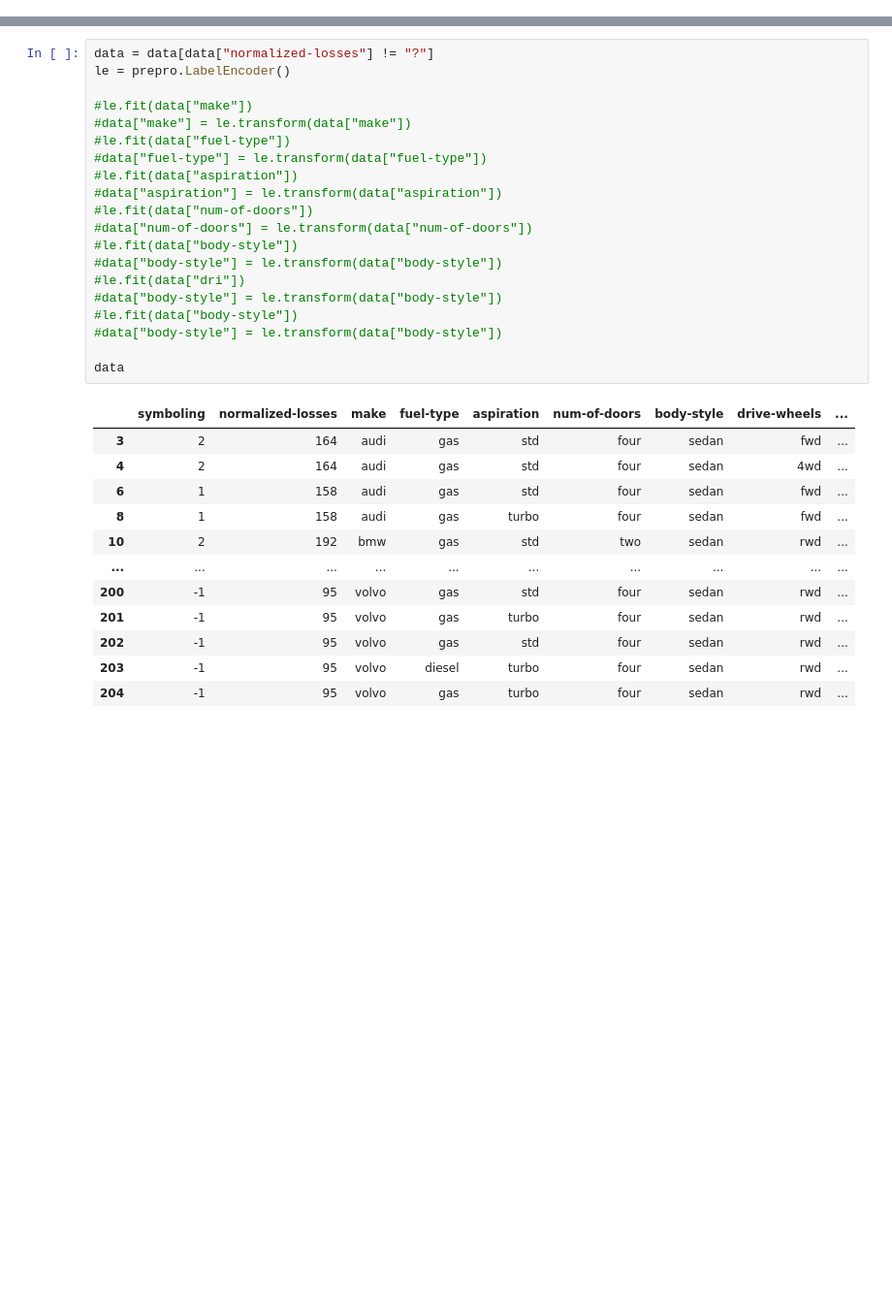
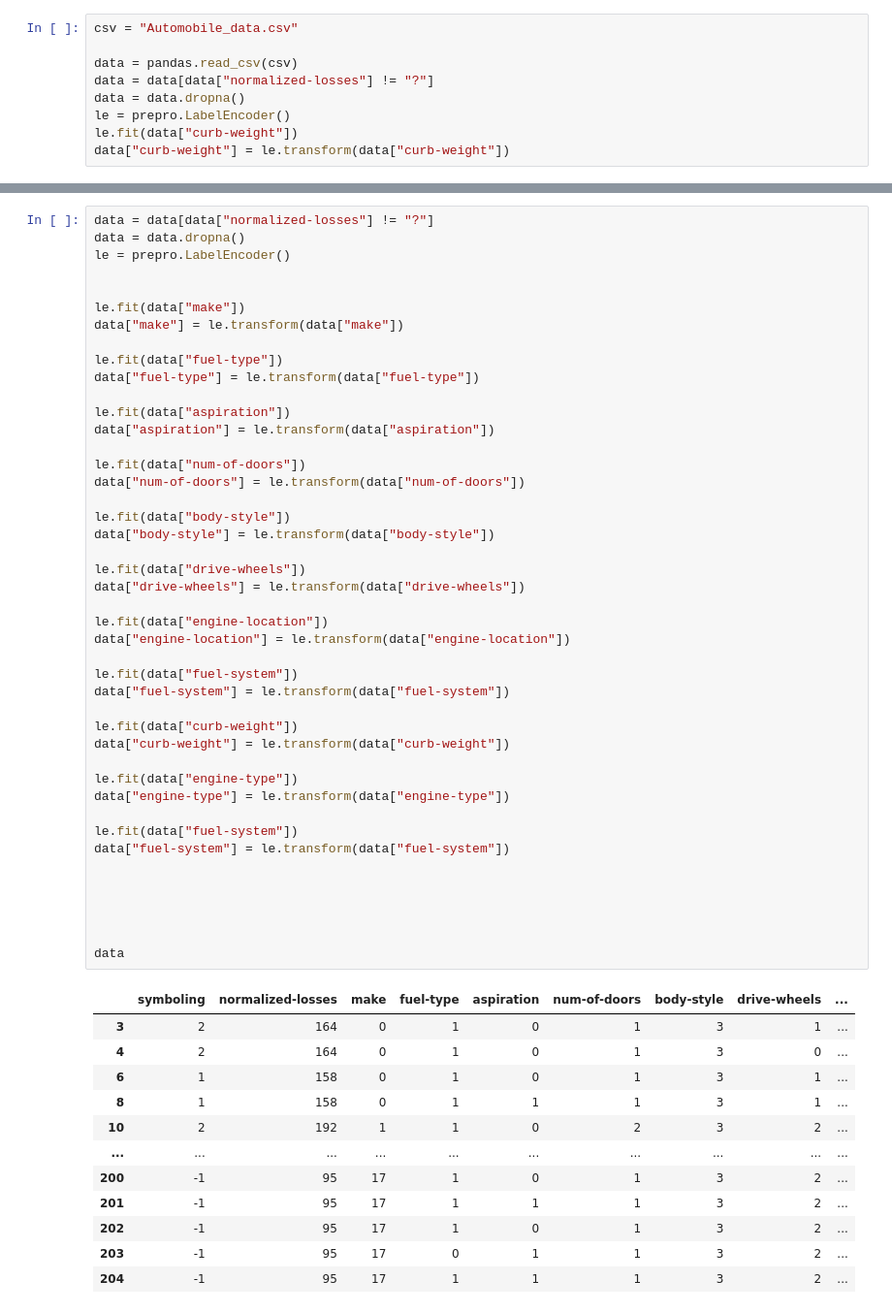
Before and after one commit to benjaminglt1/Exercice_PCA_INFO905, a Jupyter notebook: Exercice_PCA.ipynb, the cells around one changed output, grey strips where cells are left out. Shown: that part at 97% size. Drawn from its saved outputs; the diff is of its cells as text; blank space fills up the shorter version.

```diff
--- a/Exercice_PCA.ipynb
+++ b/Exercice_PCA.ipynb
@@ -9,0 +45,9 @@ data = pandas.read_csv(csv)
+# %%
+csv = "Automobile_data.csv"
+
+data = pandas.read_csv(csv)
+data = data[data["normalized-losses"] != "?"]
+data = data.dropna()
+le = prepro.LabelEncoder()
+le.fit(data["curb-weight"])
+data["curb-weight"] = le.transform(data["curb-weight"])
@@ -10,34 +101,58 @@ data = pandas.read_csv(csv)
 # %%
 data = data[data["normalized-losses"] != "?"]
+data = data.dropna()
 le = prepro.LabelEncoder()
 
-#le.fit(data["make"])
-#data["make"] = le.transform(data["make"])
-#le.fit(data["fuel-type"])
-#data["fuel-type"] = le.transform(data["fuel-type"])
-#le.fit(data["aspiration"])
-#data["aspiration"] = le.transform(data["aspiration"])
-#le.fit(data["num-of-doors"])
-#data["num-of-doors"] = le.transform(data["num-of-doors"])
-#le.fit(data["body-style"])
-#data["body-style"] = le.transform(data["body-style"])
-#le.fit(data["dri"])
-#data["body-style"] = le.transform(data["body-style"])
-#le.fit(data["body-style"])
-#data["body-style"] = le.transform(data["body-style"])
+
+le.fit(data["make"])
+data["make"] = le.transform(data["make"])
+
+le.fit(data["fuel-type"])
+data["fuel-type"] = le.transform(data["fuel-type"])
+
+le.fit(data["aspiration"])
+data["aspiration"] = le.transform(data["aspiration"])
+
+le.fit(data["num-of-doors"])
+data["num-of-doors"] = le.transform(data["num-of-doors"])
+
+le.fit(data["body-style"])
+data["body-style"] = le.transform(data["body-style"])
+
+le.fit(data["drive-wheels"])
+data["drive-wheels"] = le.transform(data["drive-wheels"])
+
+le.fit(data["engine-location"])
+data["engine-location"] = le.transform(data["engine-location"])
+
+le.fit(data["fuel-system"])
+data["fuel-system"] = le.transform(data["fuel-system"])
+
+le.fit(data["curb-weight"])
+data["curb-weight"] = le.transform(data["curb-weight"])
+
+le.fit(data["engine-type"])
+data["engine-type"] = le.transform(data["engine-type"])
+
+le.fit(data["fuel-system"])
+data["fuel-system"] = le.transform(data["fuel-system"])
+
+
+
+
 
 data
 # %% [output]
 |  | symboling | normalized-losses | make | fuel-type | aspiration | num-of-doors | body-style | drive-wheels | ... |
-| 3 | 2 | 164 | audi | gas | std | four | sedan | fwd | ... |
-| 4 | 2 | 164 | audi | gas | std | four | sedan | 4wd | ... |
-| 6 | 1 | 158 | audi | gas | std | four | sedan | fwd | ... |
-| 8 | 1 | 158 | audi | gas | turbo | four | sedan | fwd | ... |
-| 10 | 2 | 192 | bmw | gas | std | two | sedan | rwd | ... |
+| 3 | 2 | 164 | 0 | 1 | 0 | 1 | 3 | 1 | ... |
+| 4 | 2 | 164 | 0 | 1 | 0 | 1 | 3 | 0 | ... |
+| 6 | 1 | 158 | 0 | 1 | 0 | 1 | 3 | 1 | ... |
+| 8 | 1 | 158 | 0 | 1 | 1 | 1 | 3 | 1 | ... |
+| 10 | 2 | 192 | 1 | 1 | 0 | 2 | 3 | 2 | ... |
 | ... | ... | ... | ... | ... | ... | ... | ... | ... | ... |
-| 200 | -1 | 95 | volvo | gas | std | four | sedan | rwd | ... |
-| 201 | -1 | 95 | volvo | gas | turbo | four | sedan | rwd | ... |
-| 202 | -1 | 95 | volvo | gas | std | four | sedan | rwd | ... |
-| 203 | -1 | 95 | volvo | diesel | turbo | four | sedan | rwd | ... |
-| 204 | -1 | 95 | volvo | gas | turbo | four | sedan | rwd | ... |
+| 200 | -1 | 95 | 17 | 1 | 0 | 1 | 3 | 2 | ... |
+| 201 | -1 | 95 | 17 | 1 | 1 | 1 | 3 | 2 | ... |
+| 202 | -1 | 95 | 17 | 1 | 0 | 1 | 3 | 2 | ... |
+| 203 | -1 | 95 | 17 | 0 | 1 | 1 | 3 | 2 | ... |
+| 204 | -1 | 95 | 17 | 1 | 1 | 1 | 3 | 2 | ... |
 164 rows × 26 columns
```
Also changed, not shown: parts of 10 cells of this notebook.
